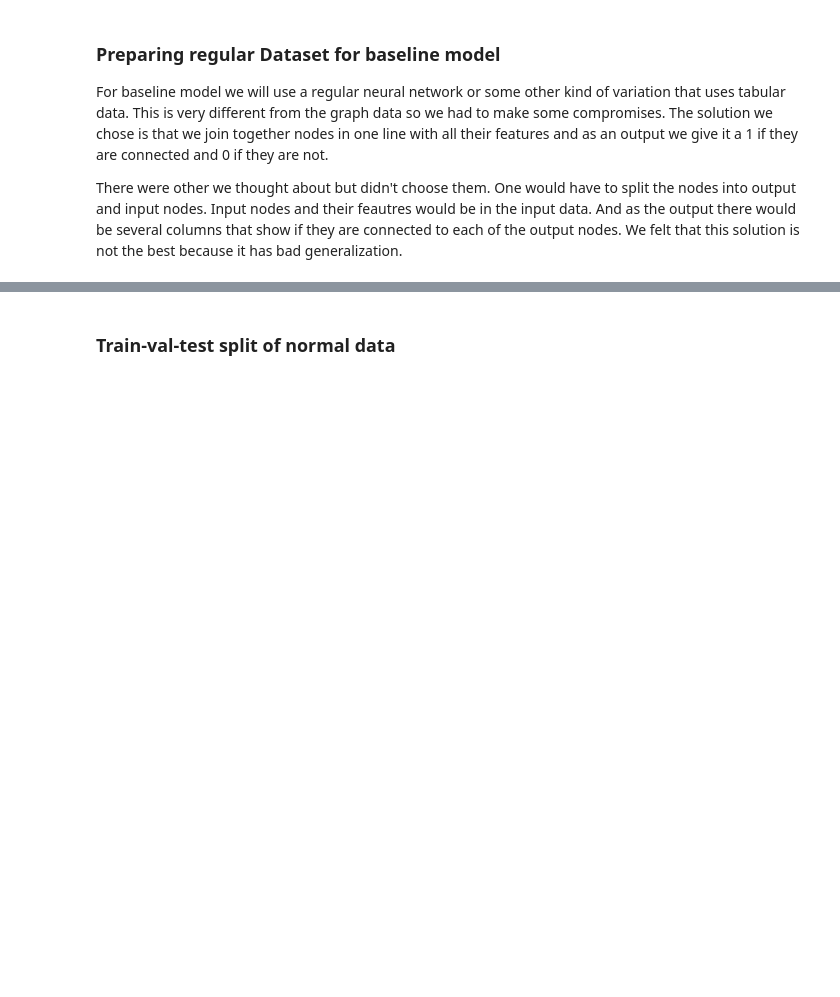
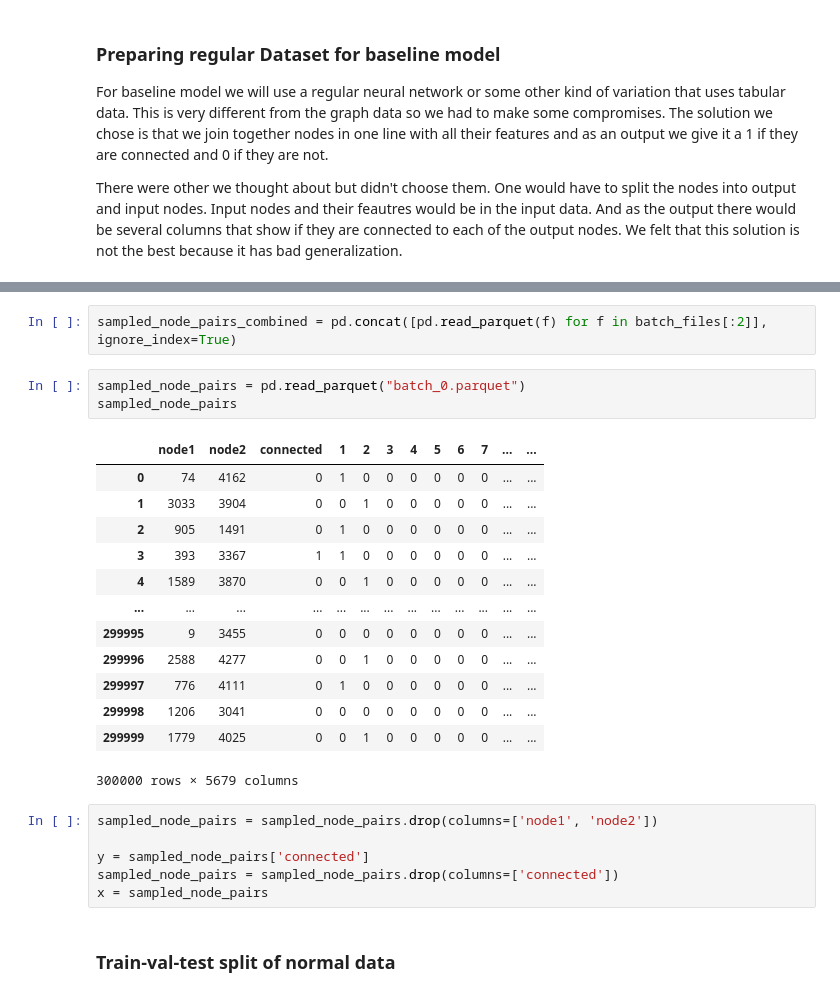
Before and after one commit to dszarvas/coNNect, a Jupyter notebook: coNNect.ipynb, the cells around one changed output, grey strips where cells are left out. Saved outputs shown, nothing was run; the diff lists cells and outputs as text; blank space fills up the shorter version.

```diff
--- a/coNNect.ipynb
+++ b/coNNect.ipynb
@@ -746,3 +774,28 @@ only_neighbour_df = all_node_pairs['connected'] = all_node_pairs.apply(lambda ro
+# %%
+sampled_node_pairs_combined = pd.concat([pd.read_parquet(f) for f in batch_files[:2]], ignore_index=True)
+# %%
+sampled_node_pairs = pd.read_parquet("batch_0.parquet")
+sampled_node_pairs
+# %% [output]
+|  | node1 | node2 | connected | 1 | 2 | 3 | 4 | 5 | 6 | 7 | ... | ... |
+| 0 | 74 | 4162 | 0 | 1 | 0 | 0 | 0 | 0 | 0 | 0 | ... | ... |
+| 1 | 3033 | 3904 | 0 | 0 | 1 | 0 | 0 | 0 | 0 | 0 | ... | ... |
+| 2 | 905 | 1491 | 0 | 1 | 0 | 0 | 0 | 0 | 0 | 0 | ... | ... |
+| 3 | 393 | 3367 | 1 | 1 | 0 | 0 | 0 | 0 | 0 | 0 | ... | ... |
+| 4 | 1589 | 3870 | 0 | 0 | 1 | 0 | 0 | 0 | 0 | 0 | ... | ... |
+| ... | ... | ... | ... | ... | ... | ... | ... | ... | ... | ... | ... | ... |
+| 299995 | 9 | 3455 | 0 | 0 | 0 | 0 | 0 | 0 | 0 | 0 | ... | ... |
+| 299996 | 2588 | 4277 | 0 | 0 | 1 | 0 | 0 | 0 | 0 | 0 | ... | ... |
+| 299997 | 776 | 4111 | 0 | 1 | 0 | 0 | 0 | 0 | 0 | 0 | ... | ... |
+| 299998 | 1206 | 3041 | 0 | 0 | 0 | 0 | 0 | 0 | 0 | 0 | ... | ... |
+| 299999 | 1779 | 4025 | 0 | 0 | 1 | 0 | 0 | 0 | 0 | 0 | ... | ... |
+300000 rows × 5679 columns
+# %%
+sampled_node_pairs = sampled_node_pairs.drop(columns=['node1', 'node2'])
+
+y = sampled_node_pairs['connected']
+sampled_node_pairs = sampled_node_pairs.drop(columns=['connected'])
+x = sampled_node_pairs
 # %% [markdown]
 ### Train-val-test split of normal data
 # %%
```
Also changed, not shown: parts of 40 cells of this notebook.
